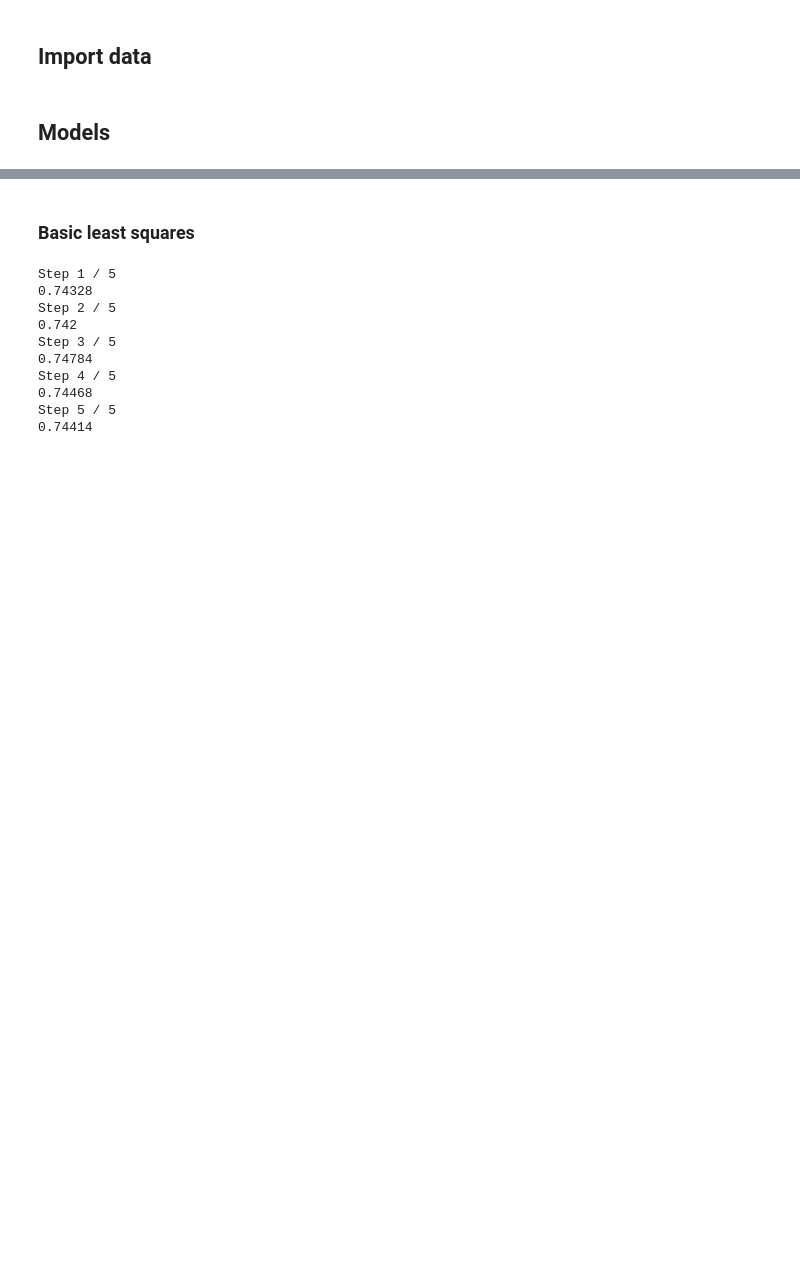
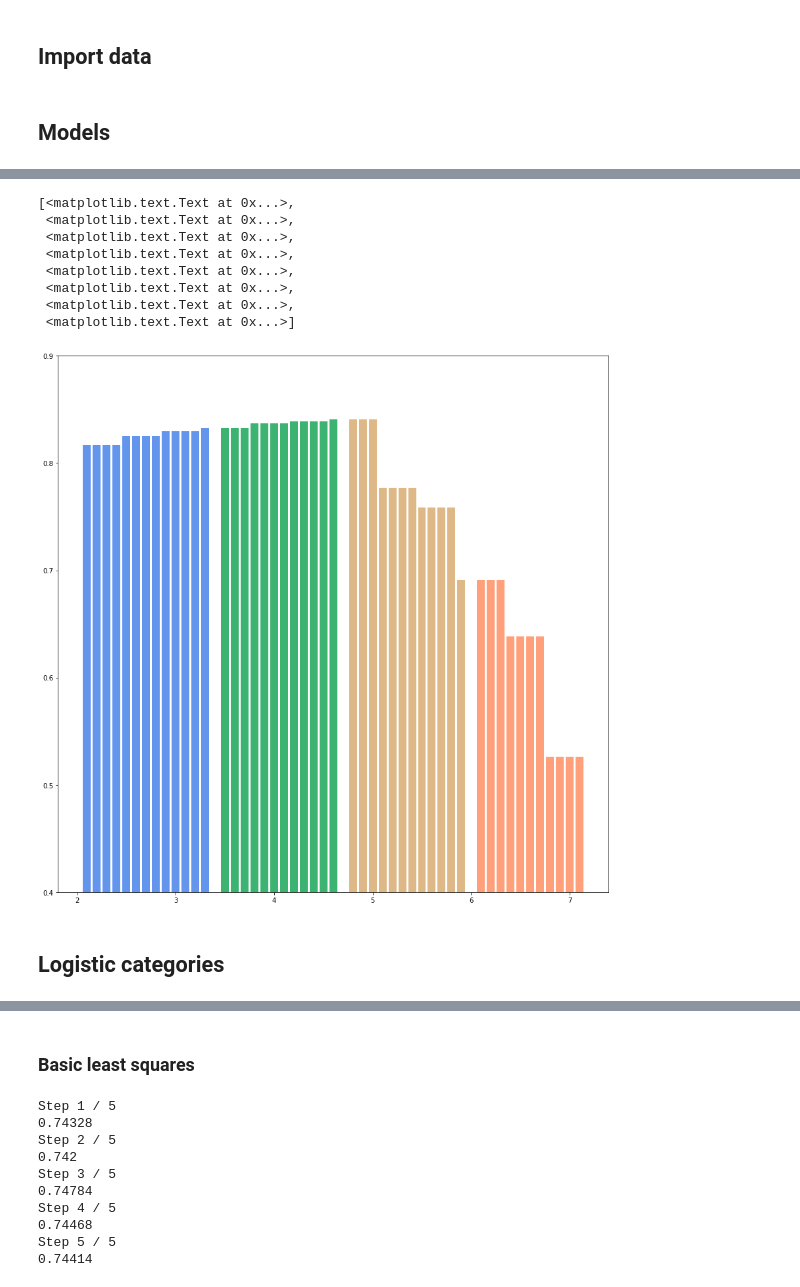
Before and after one commit to vincenzobaz/MachineLearning-HiggsML, a Jupyter notebook: models_cross_validation.ipynb, the cells around one changed output, grey strips where cells are left out. Drawn from its saved outputs; the diff is of its cells as text; code cells hidden in the pictures; blank space fills up the shorter version.

Commit message:
Generate data for report

```diff
--- a/models_cross_validation.ipynb
+++ b/models_cross_validation.ipynb
@@ -68,0 +166,23 @@ def cat_cross_validation(models, y_train, x_train):
+# %%
+cat = 0
+data = []
+
+for cat_data in run.category_iter(y_train, x_train, cat_col=22):
+
+    y_train_cat, x_train_cat = cat_data
+    xtr = preprocessing.preprocess(x_train_cat)
+
+    cat_accs = []
+
+    for d in range(1, 13):
+        ls = LeastSquares(degree=d, solver='pseudo')
+        f = lambda ytr, xtr, xte: ls.train(ytr, xtr).predict_labels(xte)
+        accs = run.best_cross_validation(y_train_cat, xtr, 5, f)
+
+        cat_accs.append(accs)
+        print('tested degree', d, 'on cat', cat)
+
+    data.append(cat_accs)
+    cat += 1
+
+notify()
@@ -68,0 +205,24 @@ def cat_cross_validation(models, y_train, x_train):
+# %%
+fig, ax = plt.subplots(figsize=(15,15))
+x = np.arange(1, 49)
+stds = [np.std(accs) for accs in cat for cat in data]
+means = [np.mean(accs) for accs in cat for cat in data]
+
+ax.bar(x[:13], means[:13], color='cornflowerblue', width=0.8)
+ax.bar(x[13:25]+1, means[13:25], color='mediumseagreen', width=0.8)
+ax.bar(x[25:37]+2, means[25:37], color='burlywood', width=0.8)
+ax.bar(x[37:49]+3, means[37:49], color='lightsalmon', width=0.8)
+ax.set_ybound((0.4, 0.9))
+ax.set_xticklabels([i for j in range(4) for i in range(1,13)])
+# %% [output]
+[<matplotlib.text.Text at 0x...>,
+ <matplotlib.text.Text at 0x...>,
+ <matplotlib.text.Text at 0x...>,
+ <matplotlib.text.Text at 0x...>,
+ <matplotlib.text.Text at 0x...>,
+ <matplotlib.text.Text at 0x...>,
+ <matplotlib.text.Text at 0x...>,
+ <matplotlib.text.Text at 0x...>]
+[figure, added]
+# %% [markdown]
+## Logistic categories
```
Also changed, not shown: parts of 14 cells of this notebook, 2 other files.
